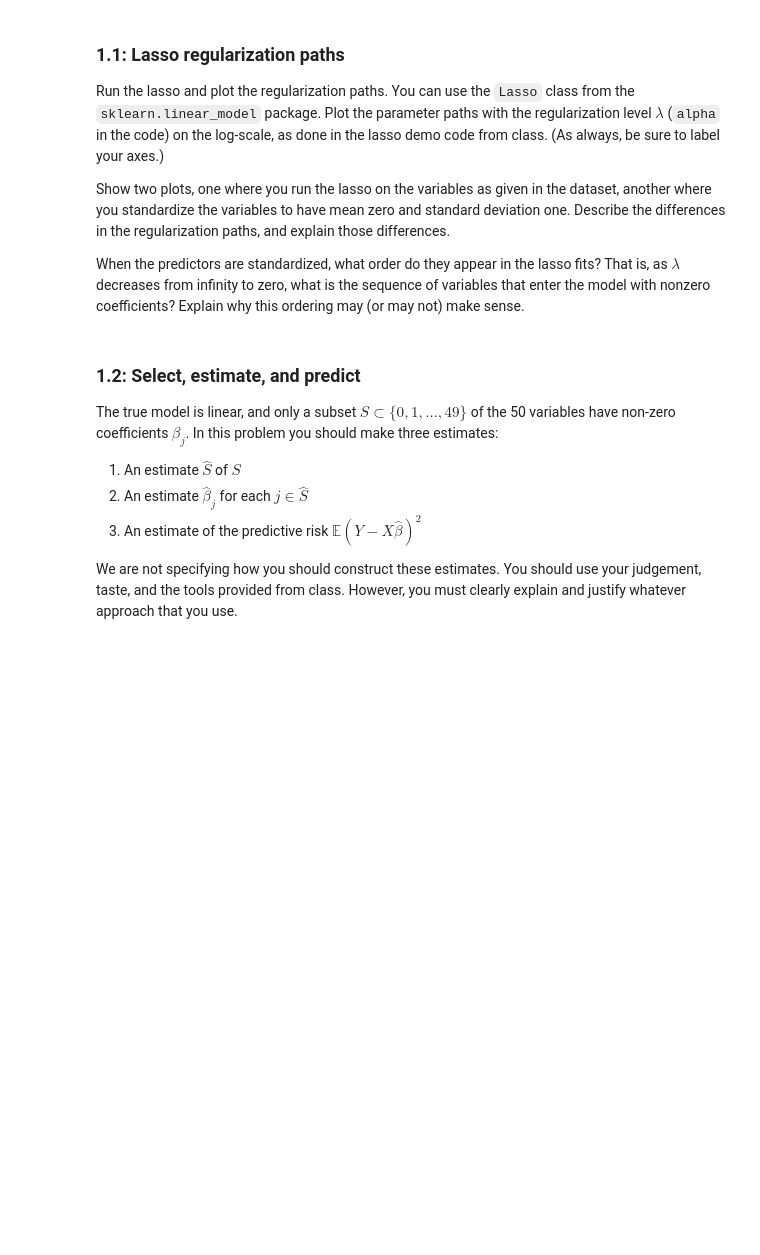
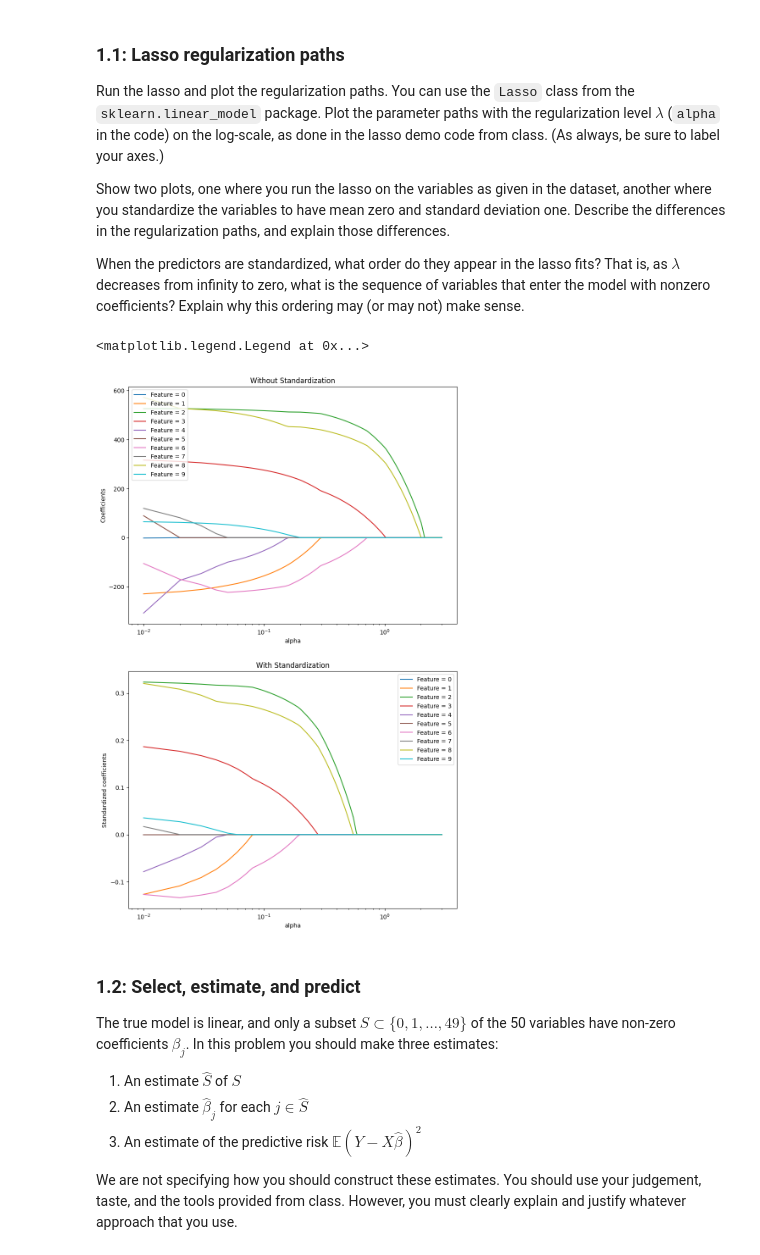
Before and after one commit to RobertKZB/RobertKZB, a Jupyter notebook: assignments/assn1/assn1.ipynb, the cells around one changed output. Saved outputs shown, nothing was run; the diff lists cells and outputs as text; code cells hidden in the pictures; blank space fills up the shorter version.

```diff
--- a/assignments/assn1/assn1.ipynb
+++ b/assignments/assn1/assn1.ipynb
@@ -64,3 +81,44 @@ When the predictors are standardized, what order do they appear in the lasso fit
+# %%
+# Standardization
+
+Xs = (X-np.mean(X,axis=0))/np.std(X,axis=0)
+ys = (y-np.mean(y))/np.std(y)
+# %%
+alpha = np.arange(0.01,3,0.01)
+
+Coefs = []
+Coefs_S = []
+
+for a in alpha:
+  LassoReg = Lasso(a)
+  LassoReg.fit(X,y)
+  Coefs.append(LassoReg.coef_)
+  LassoReg.fit(Xs,ys)
+  Coefs_S.append(LassoReg.coef_)
+Coefs = np.array(Coefs)
+Coefs_S = np.array(Coefs_S)
+
+fig = plt.figure(figsize=(10,16))
+ax = fig.subplots(2,1)
+#Plot without standardization
+for i in np.arange(Coefs.shape[1]):
+  ax[0].plot(alpha, Coefs[:,i], label="Feature = {}".format(i))
+ax[0].set_xscale('log')
+ax[0].set_xlabel("alpha")
+ax[0].set_ylabel("Coefficients")
+ax[0].set_title("Without Standardization")
+ax[0].legend()
+#Plot with standardization
+for i in np.arange(Coefs_S.shape[1]):
+  ax[1].plot(alpha, Coefs_S[:,i], label="Feature = {}".format(i))
+ax[1].set_xscale('log')
+ax[1].set_xlabel("alpha")
+ax[1].set_ylabel("Standardized coefficients")
+ax[1].set_title("With Standardization")
+ax[1].legend()
+# %% [output]
+<matplotlib.legend.Legend at 0x...>
+[figure, added]
 # %% [markdown]
 ### 1.2: Select, estimate, and predict
 
```
Also changed, not shown: parts of 3 cells of this notebook.
